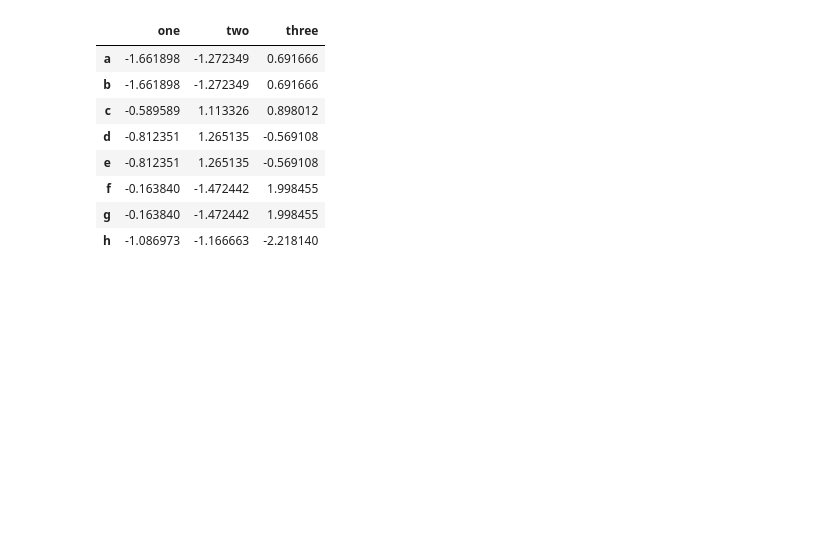
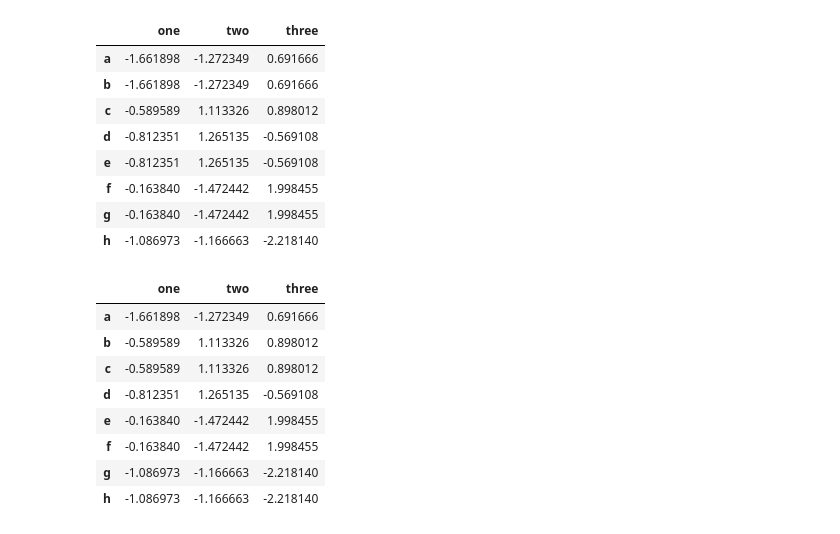
Before and after one commit to JahnviAghera/ML, a Jupyter notebook: experiment_0.ipynb, the cells around one changed output. Drawn from its saved outputs; the diff is of its cells as text; code cells hidden in the pictures; blank space fills up the shorter version.

Commit message:
Add output results for fillna method and update DataFrame operations

```diff
--- a/experiment_0.ipynb
+++ b/experiment_0.ipynb
@@ -147,3 +147,15 @@ data.fillna(method= 'pad')
 | f | -0.163840 | -1.472442 | 1.998455 |
 | g | -0.163840 | -1.472442 | 1.998455 |
 | h | -1.086973 | -1.166663 | -2.218140 |
+# %%
+data.fillna(method='bfill')
+# %% [output]
+|  | one | two | three |
+| a | -1.661898 | -1.272349 | 0.691666 |
+| b | -0.589589 | 1.113326 | 0.898012 |
+| c | -0.589589 | 1.113326 | 0.898012 |
+| d | -0.812351 | 1.265135 | -0.569108 |
+| e | -0.163840 | -1.472442 | 1.998455 |
+| f | -0.163840 | -1.472442 | 1.998455 |
+| g | -1.086973 | -1.166663 | -2.218140 |
+| h | -1.086973 | -1.166663 | -2.218140 |
```
Also changed, not shown: parts of 2 cells of this notebook.
